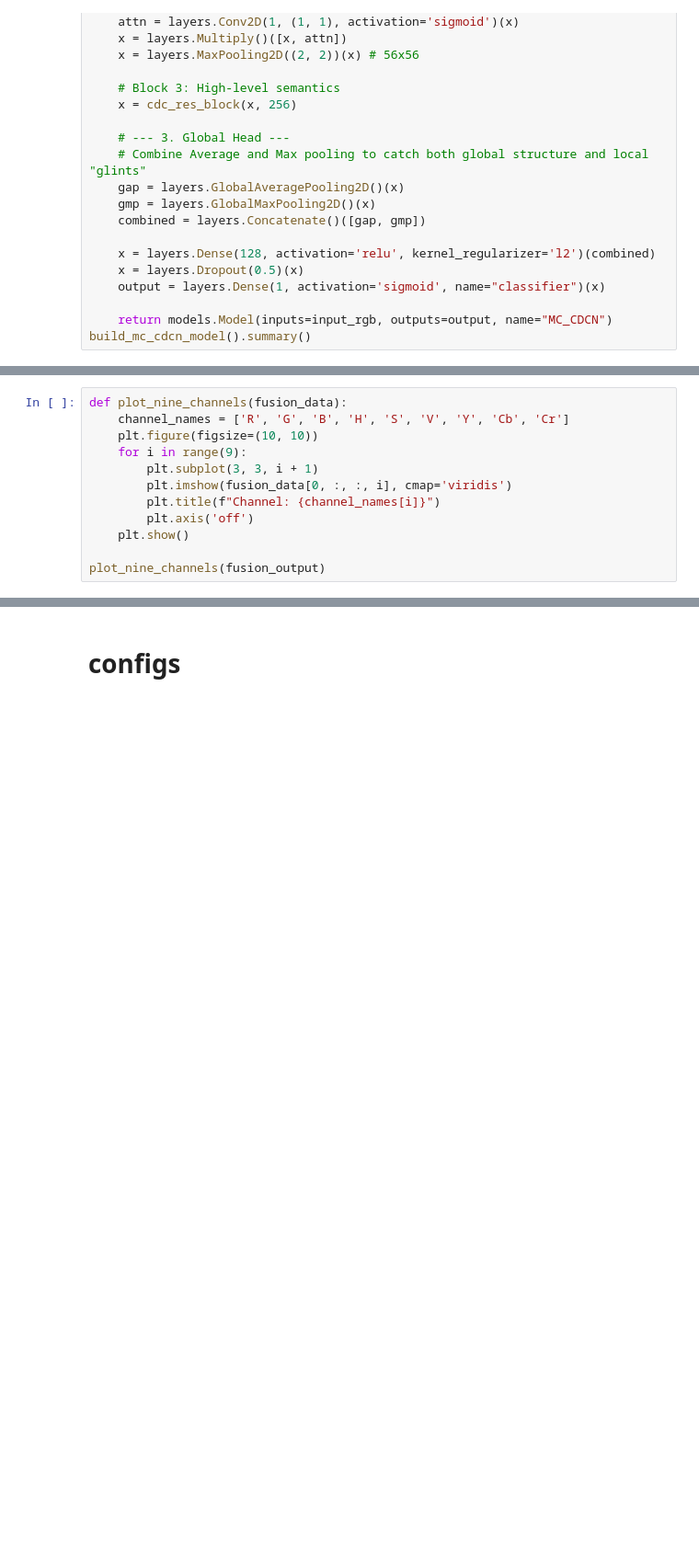
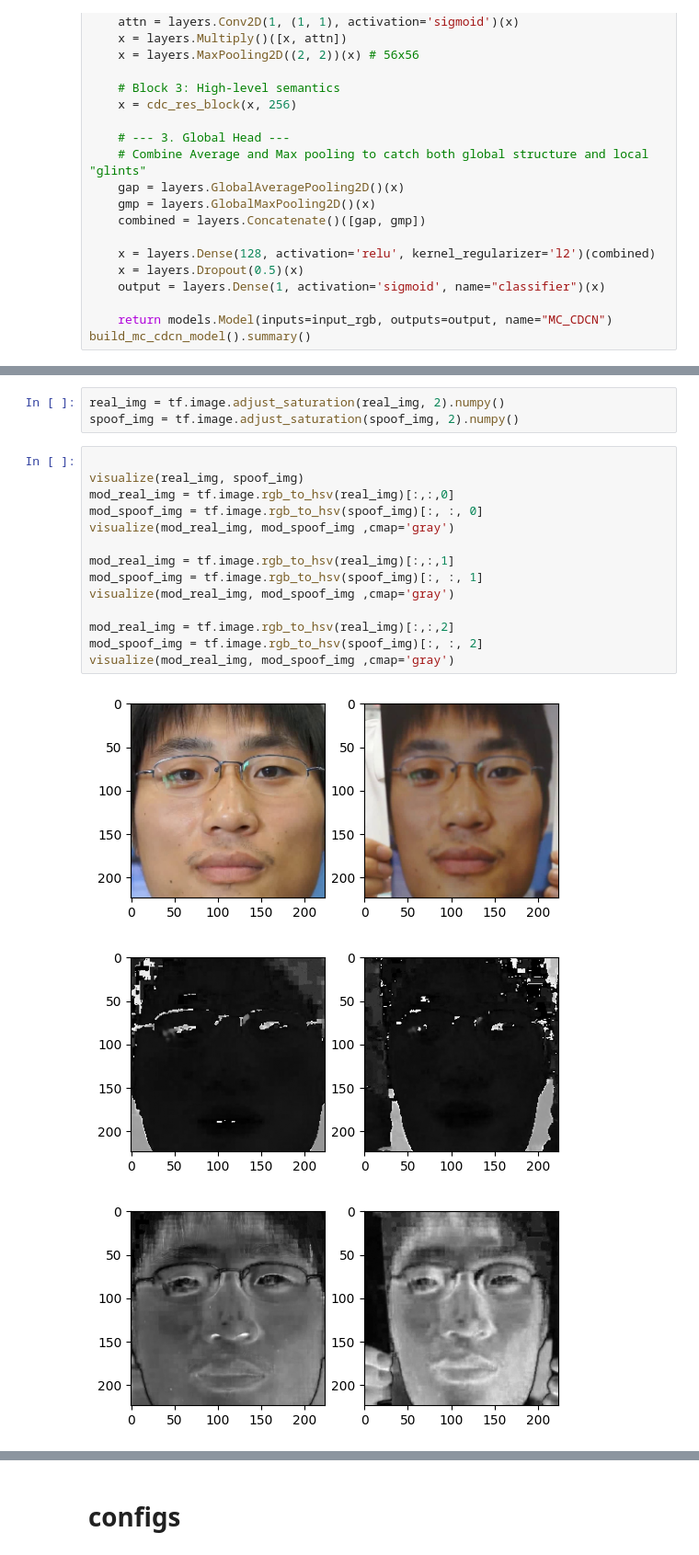
Before and after one commit to OussamaMadev/face-anti-spoofing-pipline, a Jupyter notebook: model_lab.ipynb, the cells around one changed output, grey strips where cells are left out. Shown at 92% size. Drawn from its saved outputs; the diff is of its cells as text; blank space fills up the shorter version.

```diff
--- a/model_lab.ipynb
+++ b/model_lab.ipynb
@@ -178,12 +230,21 @@ fusion_output, conv_output = visualization_model.predict(single_img)
+# %%
+real_img = tf.image.adjust_saturation(real_img, 2).numpy()
+spoof_img = tf.image.adjust_saturation(spoof_img, 2).numpy()
 # %%
-def plot_nine_channels(fusion_data):
-    channel_names = ['R', 'G', 'B', 'H', 'S', 'V', 'Y', 'Cb', 'Cr']
-    plt.figure(figsize=(10, 10))
-    for i in range(9):
-        plt.subplot(3, 3, i + 1)
-        plt.imshow(fusion_data[0, :, :, i], cmap='viridis')
-        plt.title(f"Channel: {channel_names[i]}")
-        plt.axis('off')
-    plt.show()
 
-plot_nine_channels(fusion_output)
+visualize(real_img, spoof_img)
+mod_real_img = tf.image.rgb_to_hsv(real_img)[:,:,0]
+mod_spoof_img = tf.image.rgb_to_hsv(spoof_img)[:, :, 0]
+visualize(mod_real_img, mod_spoof_img ,cmap='gray')
+
+mod_real_img = tf.image.rgb_to_hsv(real_img)[:,:,1]
+mod_spoof_img = tf.image.rgb_to_hsv(spoof_img)[:, :, 1]
+visualize(mod_real_img, mod_spoof_img ,cmap='gray')
+
+mod_real_img = tf.image.rgb_to_hsv(real_img)[:,:,2]
+mod_spoof_img = tf.image.rgb_to_hsv(spoof_img)[:, :, 2]
+visualize(mod_real_img, mod_spoof_img ,cmap='gray')
+# %% [output]
+[figure, added]
+[figure, added]
+[figure, added]
```
Also changed, not shown: parts of 16 cells of this notebook, 4 other files.
